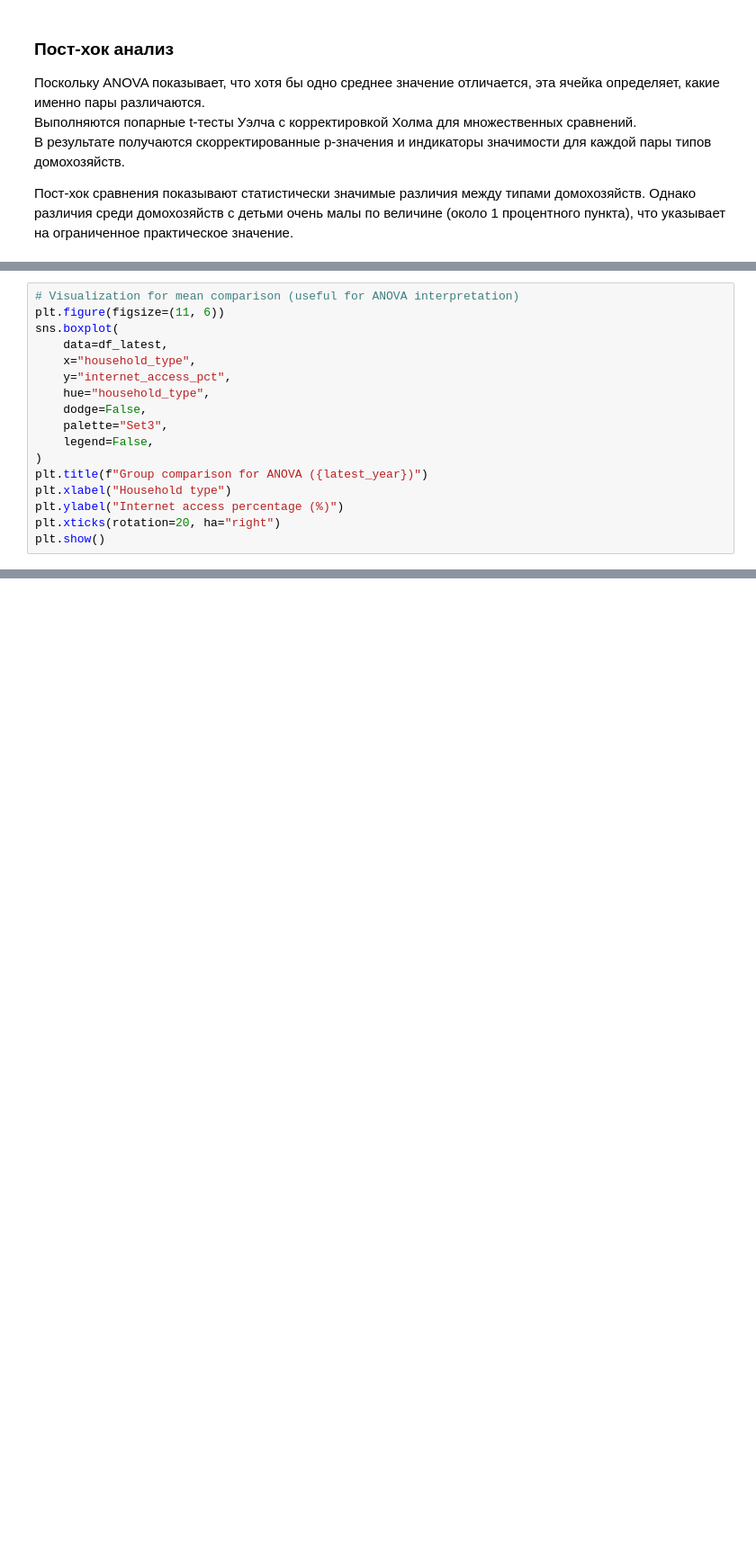
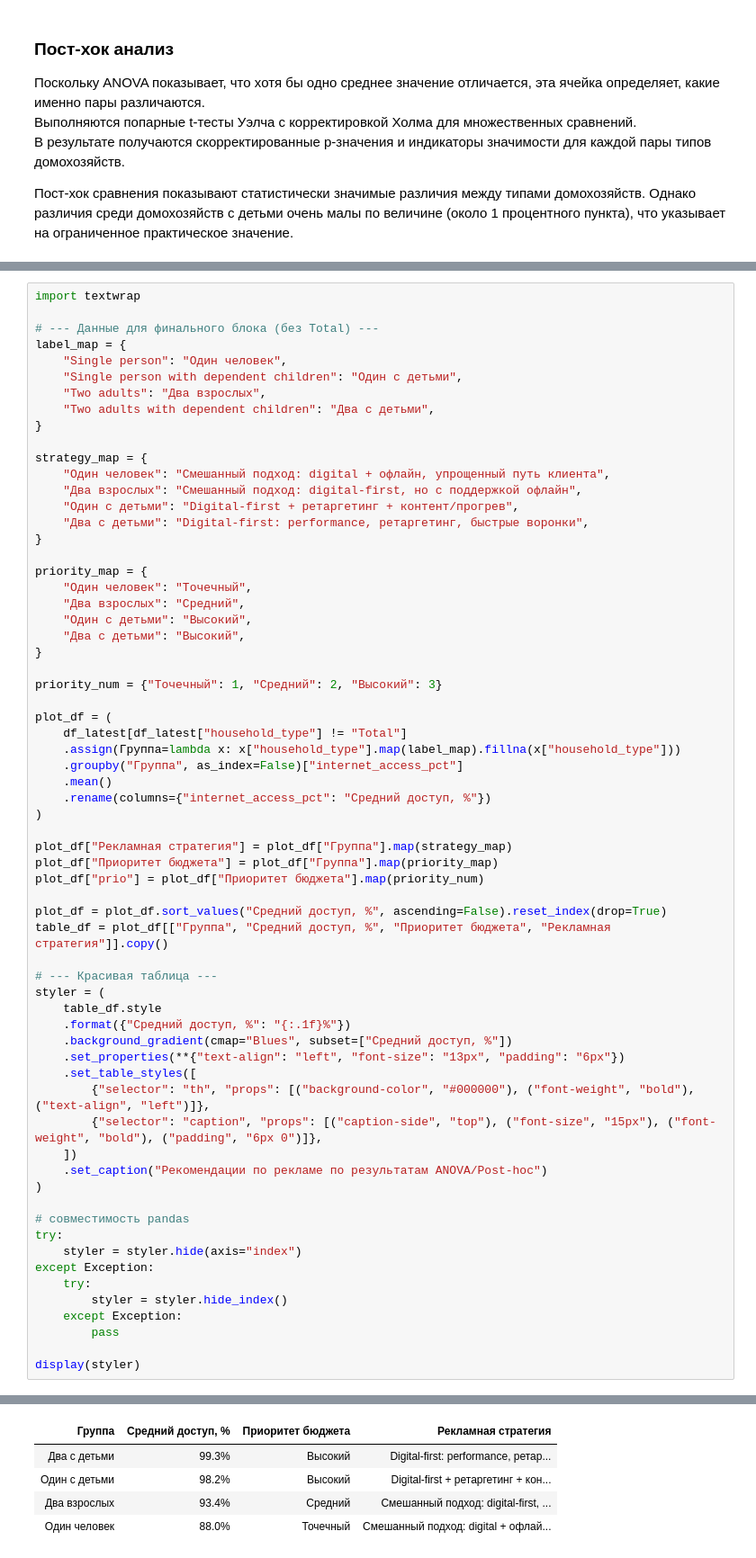
Before and after one commit to slendchat/MStAD, a Jupyter notebook: ind01.ipynb, the cells around one changed output, grey strips where cells are left out. Shown at 90% size. Drawn from its saved outputs; the diff is of its cells as text; blank space fills up the shorter version.

```diff
--- a/ind01.ipynb
+++ b/ind01.ipynb
@@ -905,18 +1137,66 @@ display(posthoc)
 # %%
-# Visualization for mean comparison (useful for ANOVA interpretation)
-plt.figure(figsize=(11, 6))
-sns.boxplot(
-    data=df_latest,
-    x="household_type",
-    y="internet_access_pct",
-    hue="household_type",
-    dodge=False,
-    palette="Set3",
-    legend=False,
+import textwrap
+
+# --- Данные для финального блока (без Total) ---
+label_map = {
+    "Single person": "Один человек",
+    "Single person with dependent children": "Один с детьми",
+    "Two adults": "Два взрослых",
+    "Two adults with dependent children": "Два с детьми",
+}
+
+strategy_map = {
+    "Один человек": "Смешанный подход: digital + офлайн, упрощенный путь клиента",
+    "Два взрослых": "Смешанный подход: digital-first, но с поддержкой офлайн",
+    "Один с детьми": "Digital-first + ретаргетинг + контент/прогрев",
+    "Два с детьми": "Digital-first: performance, ретаргетинг, быстрые воронки",
+}
+
+priority_map = {
+    "Один человек": "Точечный",
+    "Два взрослых": "Средний",
+    "Один с детьми": "Высокий",
+    "Два с детьми": "Высокий",
+}
+
+priority_num = {"Точечный": 1, "Средний": 2, "Высокий": 3}
+
+plot_df = (
+    df_latest[df_latest["household_type"] != "Total"]
+    .assign(Группа=lambda x: x["household_type"].map(label_map).fillna(x["household_type"]))
+    .groupby("Группа", as_index=False)["internet_access_pct"]
+    .mean()
+    .rename(columns={"internet_access_pct": "Средний доступ, %"})
 )
-plt.title(f"Group comparison for ANOVA ({latest_year})")
-plt.xlabel("Household type")
-plt.ylabel("Internet access percentage (%)")
-plt.xticks(rotation=20, ha="right")
-plt.show()
+
+plot_df["Рекламная стратегия"] = plot_df["Группа"].map(strategy_map)
+plot_df["Приоритет бюджета"] = plot_df["Группа"].map(priority_map)
+plot_df["prio"] = plot_df["Приоритет бюджета"].map(priority_num)
+
+plot_df = plot_df.sort_values("Средний доступ, %", ascending=False).reset_index(drop=True)
+table_df = plot_df[["Группа", "Средний доступ, %", "Приоритет бюджета", "Рекламная стратегия"]].copy()
+
+# --- Красивая таблица ---
+styler = (
+    table_df.style
+    .format({"Средний доступ, %": "{:.1f}%"})
+    .background_gradient(cmap="Blues", subset=["Средний доступ, %"])
+    .set_properties(**{"text-align": "left", "font-size": "13px", "padding": "6px"})
+    .set_table_styles([
+        {"selector": "th", "props": [("background-color", "#000000"), ("font-weight", "bold"), ("text-align", "left")]},
+        {"selector": "caption", "props": [("caption-side", "top"), ("font-size", "15px"), ("font-weight", "bold"), ("padding", "6px 0")]},
+    ])
+    .set_caption("Рекомендации по рекламе по результатам ANOVA/Post-hoc")
+)
+
+# совместимость pandas
+try:
+    styler = styler.hide(axis="index")
+except Exception:
+    try:
+        styler = styler.hide_index()
+    except Exception:
+        pass
+
+display(styler)
 # %% [output]
@@ -924 +1204,6 @@ plt.show()
+| Группа | Средний доступ, % | Приоритет бюджета | Рекламная стратегия |
+| Два с детьми | 99.3% | Высокий | Digital-first: performance, ретар... |
+| Один с детьми | 98.2% | Высокий | Digital-first + ретаргетинг + кон... |
+| Два взрослых | 93.4% | Средний | Смешанный подход: digital-first, ... |
+| Один человек | 88.0% | Точечный | Смешанный подход: digital + офлай... |
 # %% [markdown]
```
Also changed, not shown: parts of 10 cells of this notebook, 1 other file.
